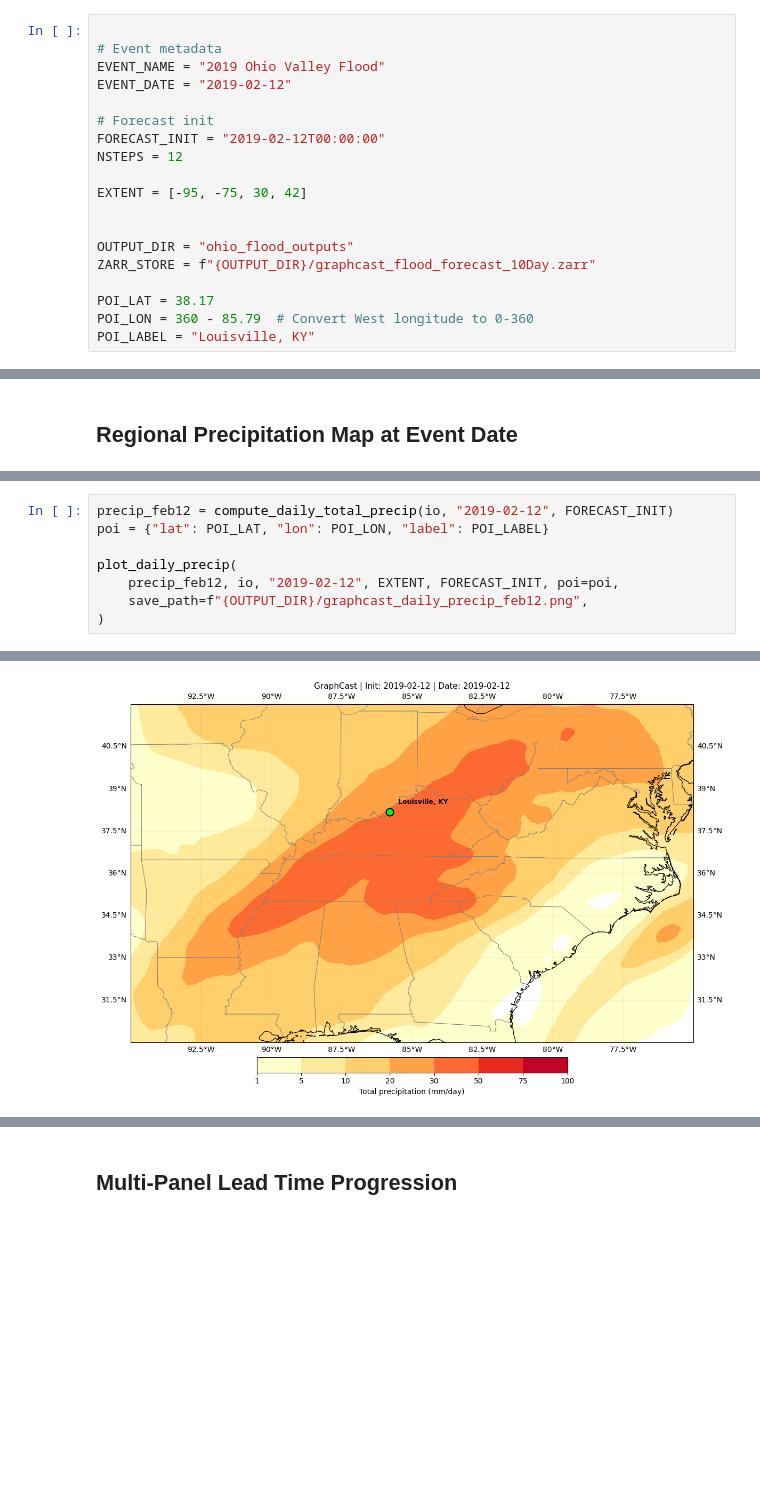
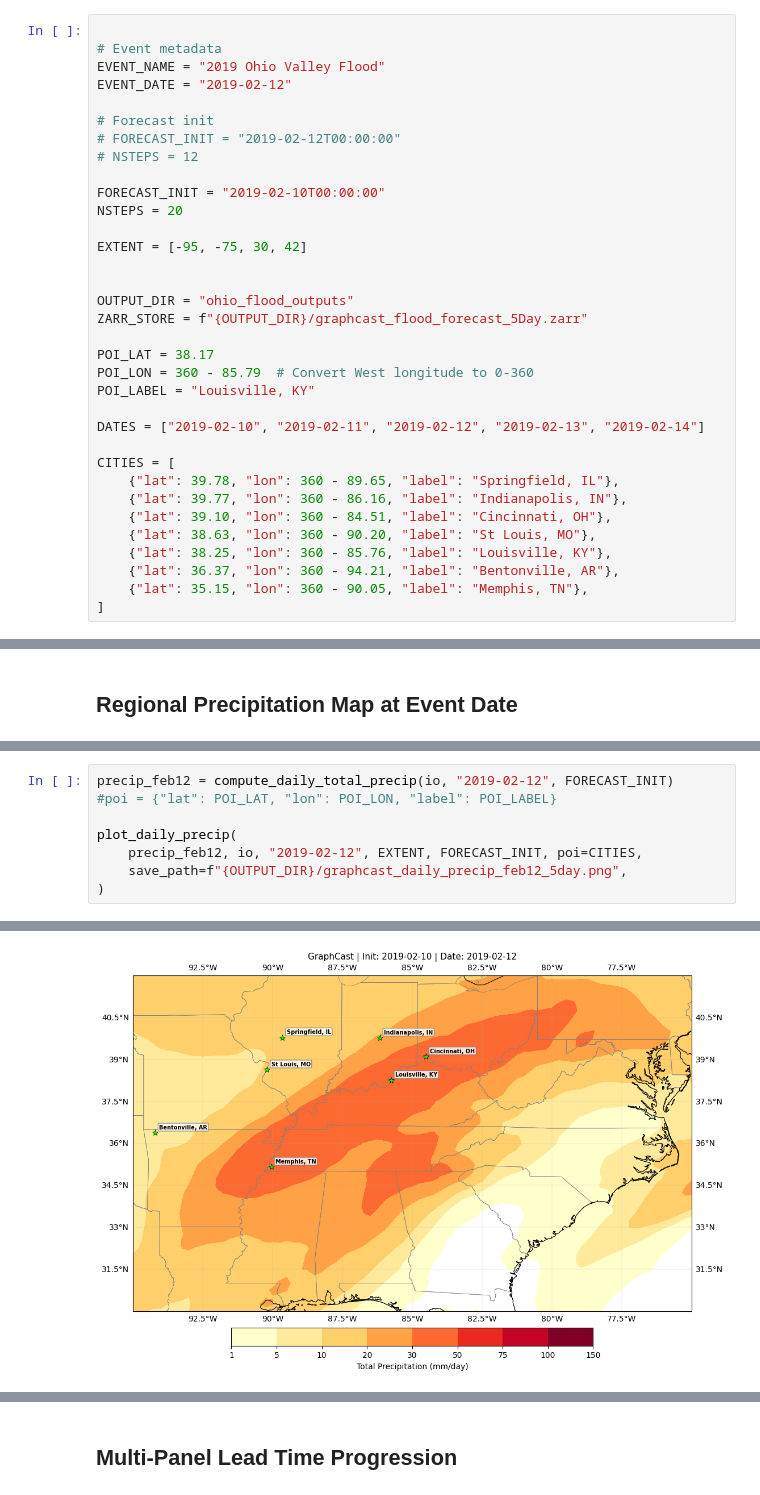
Before and after one commit to ChristianByars/Earth2, a Jupyter notebook: graphcast_ohio_valley_flood.ipynb, the cells around one changed output, grey strips where cells are left out. Saved outputs shown, nothing was run; the diff lists cells and outputs as text; blank space fills up the shorter version.

```diff
--- a/graphcast_ohio_valley_flood.ipynb
+++ b/graphcast_ohio_valley_flood.ipynb
@@ -7,18 +7,33 @@ EVENT_NAME = "2019 Ohio Valley Flood"
 EVENT_DATE = "2019-02-12"
 
 # Forecast init
-FORECAST_INIT = "2019-02-12T00:00:00"
-NSTEPS = 12
+# FORECAST_INIT = "2019-02-12T00:00:00"
+# NSTEPS = 12
+
+FORECAST_INIT = "2019-02-10T00:00:00"
+NSTEPS = 20
 
 EXTENT = [-95, -75, 30, 42]
 
 
 OUTPUT_DIR = "ohio_flood_outputs"
-ZARR_STORE = f"{OUTPUT_DIR}/graphcast_flood_forecast_10Day.zarr"
+ZARR_STORE = f"{OUTPUT_DIR}/graphcast_flood_forecast_5Day.zarr"
 
 POI_LAT = 38.17
 POI_LON = 360 - 85.79  # Convert West longitude to 0-360
 POI_LABEL = "Louisville, KY"
+
+DATES = ["2019-02-10", "2019-02-11", "2019-02-12", "2019-02-13", "2019-02-14"]
+
+CITIES = [
+    {"lat": 39.78, "lon": 360 - 89.65, "label": "Springfield, IL"},
+    {"lat": 39.77, "lon": 360 - 86.16, "label": "Indianapolis, IN"},
+    {"lat": 39.10, "lon": 360 - 84.51, "label": "Cincinnati, OH"},
+    {"lat": 38.63, "lon": 360 - 90.20, "label": "St Louis, MO"},
+    {"lat": 38.25, "lon": 360 - 85.76, "label": "Louisville, KY"},
+    {"lat": 36.37, "lon": 360 - 94.21, "label": "Bentonville, AR"},
+    {"lat": 35.15, "lon": 360 - 90.05, "label": "Memphis, TN"},
+]
 # %% [markdown]
 ## Imports
 # %%
@@ -232,10 +241,10 @@ def plot_daily_precip(
     plt.show()
 # %%
 precip_feb12 = compute_daily_total_precip(io, "2019-02-12", FORECAST_INIT)
-poi = {"lat": POI_LAT, "lon": POI_LON, "label": POI_LABEL}
+#poi = {"lat": POI_LAT, "lon": POI_LON, "label": POI_LABEL}
 
 plot_daily_precip(
-    precip_feb12, io, "2019-02-12", EXTENT, FORECAST_INIT, poi=poi,
-    save_path=f"{OUTPUT_DIR}/graphcast_daily_precip_feb12.png",
+    precip_feb12, io, "2019-02-12", EXTENT, FORECAST_INIT, poi=CITIES,
+    save_path=f"{OUTPUT_DIR}/graphcast_daily_precip_feb12_5day.png",
 )
 # %% [output]
@@ -243,4 +252,4 @@ Saved: ohio_flood_outputs/graphcast_daily_precip_feb12.png
-[figure, old version]
+[figure, new version]
 # %%
 precip_feb12 = compute_daily_total_precip(io, "2019-02-12", FORECAST_INIT)
 
```
Also changed, not shown: parts of 8 cells of this notebook, 23 other files.
